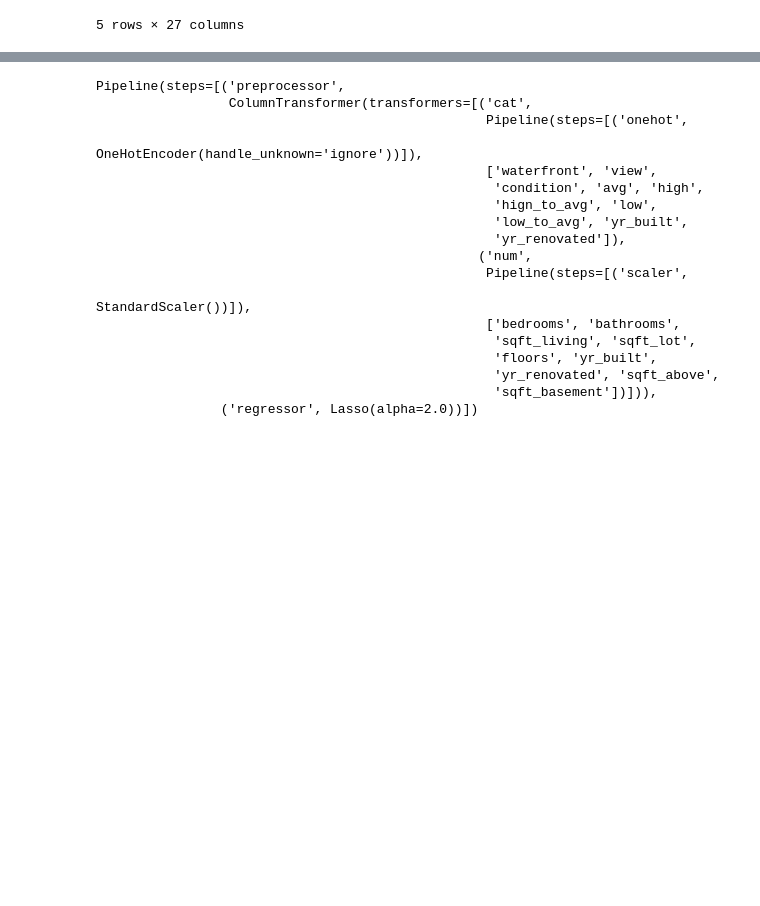
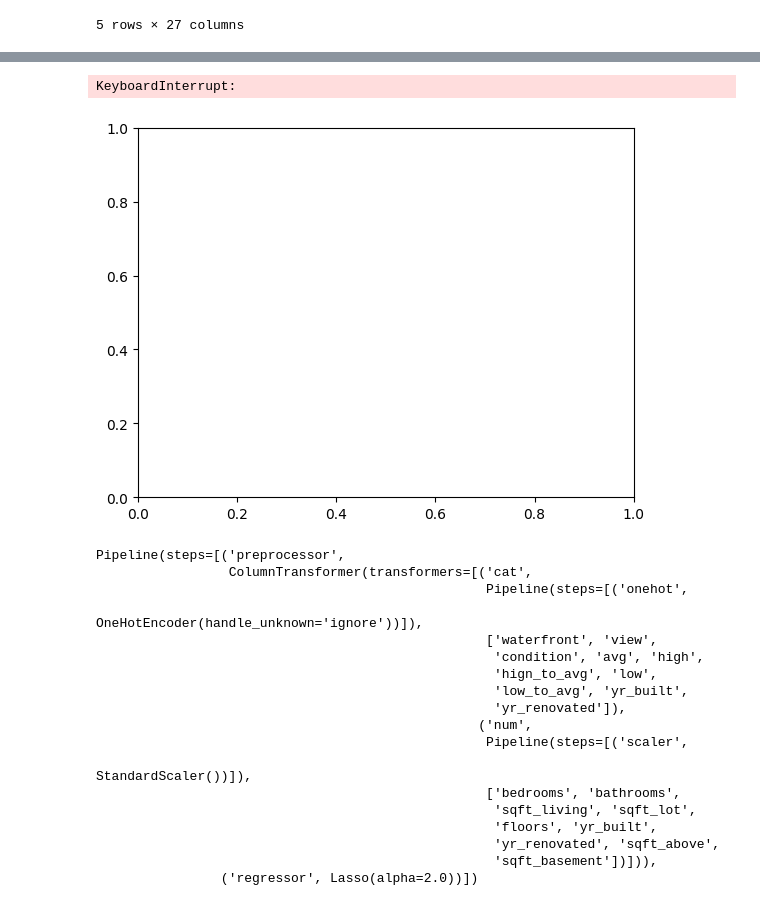
Before and after one commit to ChuHongHeMike/schulich_data_science_he55, a Jupyter notebook: Assignment/A3.ipynb, the cells around one changed output, grey strips where cells are left out. Cells and saved outputs as stored; diff of their text form; code cells hidden in the pictures; blank space fills up the shorter version.

```diff
--- a/Assignment/A3.ipynb
+++ b/Assignment/A3.ipynb
@@ -178,3 +167,10 @@ plt.show()
+# %%
+# Return the influence plot for the filtered results
+fig, ax = plt.subplots()
+fig = sm.graphics.influence_plot(filtered_results, ax=ax, criterion='cooks')
+# %% [output]
+KeyboardInterrupt:
+[figure, added]
 # %%
 categorical_features = ['waterfront', 'view', 'condition','avg', 'high', 'hign_to_avg', 'low',
                                     'low_to_avg', 'yr_built' ,'yr_renovated']  # Specify the categorical column names
```
Also changed, not shown: parts of 14 cells of this notebook.
